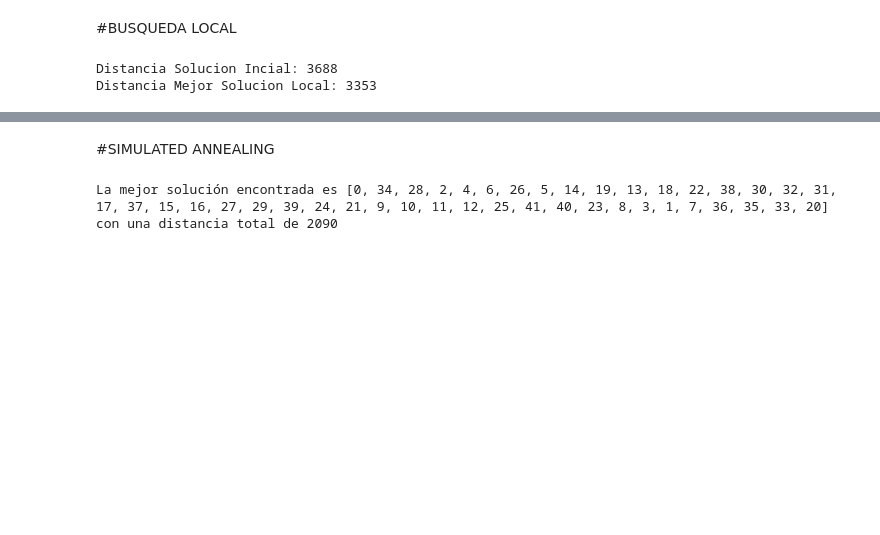
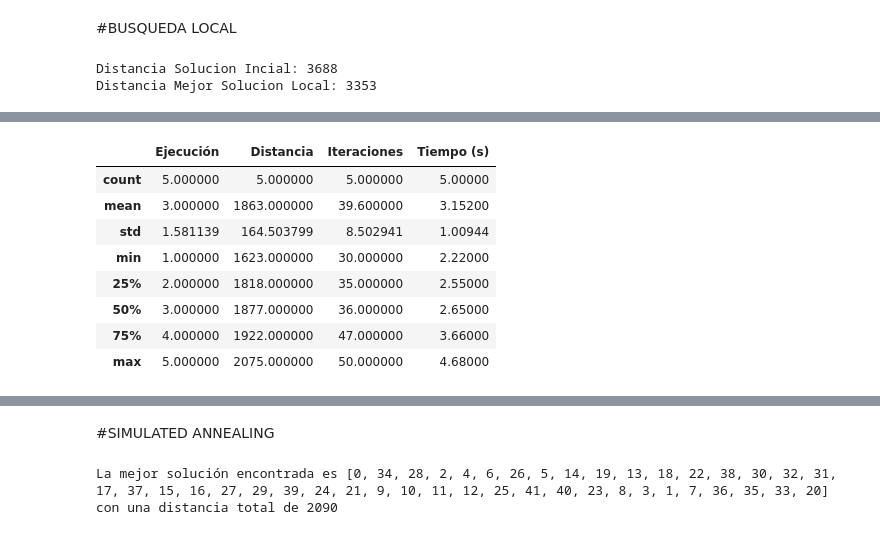
Before and after one commit to DavidAlba/03MAIR---Algoritmos-de-Optimizacion, a Jupyter notebook: Algoritmos_David_Alba_AG3.ipynb, the cells around one changed output, grey strips where cells are left out. Cells and saved outputs as stored; diff of their text form; code cells hidden in the pictures; blank space fills up the shorter version.

```diff
--- a/Algoritmos_David_Alba_AG3.ipynb
+++ b/Algoritmos_David_Alba_AG3.ipynb
@@ -437,0 +438,82 @@ Distancia     : 1710
+# %%
+import matplotlib.pyplot as plt
+import pandas as pd
+import time
+
+"""
+    Búsqueda Local con registro de convergencia y medición de tiempo.
+
+    Devuelve:
+    - mejor_solucion: lista con la mejor trayectoria encontrada
+    - historico_mejores: lista con la mejor distancia tras cada iteración
+"""
+
+def busqueda_local_con_historico(problem):
+
+    Nodos = list(problem.get_nodes())
+
+    # Genera una solución inicial aleatoria
+    solucion_referencia = crear_solucion(Nodos)
+    mejor_distancia = distancia_total(solucion_referencia, problem)
+    mejor_solucion = solucion_referencia.copy()  # Guardamos la solución inicial
+    historico_mejores = [mejor_distancia]
+
+    iteracion = 0
+
+    while True:
+        iteracion += 1
+
+        # Genera la mejor vecina de la solución actual
+        vecina = genera_vecina(solucion_referencia)
+        distancia_vecina = distancia_total(vecina, problem)
+
+        # Si la vecina es mejor, la adoptamos
+        if distancia_vecina < mejor_distancia:
+            mejor_solucion = vecina
+            mejor_distancia = distancia_vecina
+        else:
+            # Si no mejora, hemos llegado a un mínimo local
+            print("\nEn la iteración", iteracion, ", la mejor solución encontrada es:", mejor_solucion)
+            print("Distancia:", mejor_distancia)
+            return mejor_solucion, historico_mejores
+
+        # Guardamos la mejor distancia encontrada hasta ahora
+        historico_mejores.append(mejor_distancia)
+
+        # Actualizamos la solución actual
+        solucion_referencia = vecina
+
+# Lista para guardar resultados
+resultados = []
+
+# Número de ejecuciones
+num_ejecuciones = 5
+
+for i in range(num_ejecuciones):
+    print(f"\n Ejecución {i+1} de {num_ejecuciones}")
+
+    tiempo_inicio = time.time()
+    solucion, historico = busqueda_local_con_historico(problem)
+    tiempo_fin = time.time()
+
+    distancia_final = historico[-1]
+    iteraciones_totales = len(historico)
+    tiempo_total = tiempo_fin - tiempo_inicio
+
+    print(f"Distancia final: {distancia_final}")
+    print(f"Iteraciones: {iteraciones_totales}")
+    print(f"Tiempo: {tiempo_total:.2f} segundos")
+
+    resultados.append({
+        "Ejecución": i+1,
+        "Distancia": distancia_final,
+        "Iteraciones": iteraciones_totales,
+        "Tiempo (s)": round(tiempo_total,2)
+    })
+
+df_resultados = pd.DataFrame(resultados)
+display(df_resultados)
+
+print("\nResumen estadístico:")
+display(df_resultados.describe())
+# %% [output]
@@ -437,0 +544,9 @@ Distancia     : 1710
+|  | Ejecución | Distancia | Iteraciones | Tiempo (s) |
+| count | 5.000000 | 5.000000 | 5.000000 | 5.00000 |
+| mean | 3.000000 | 1863.000000 | 39.600000 | 3.15200 |
+| std | 1.581139 | 164.503799 | 8.502941 | 1.00944 |
+| min | 1.000000 | 1623.000000 | 30.000000 | 2.22000 |
+| 25% | 2.000000 | 1818.000000 | 35.000000 | 2.55000 |
+| 50% | 3.000000 | 1877.000000 | 36.000000 | 2.65000 |
+| 75% | 4.000000 | 1922.000000 | 47.000000 | 3.66000 |
+| max | 5.000000 | 2075.000000 | 50.000000 | 4.68000 |
```
Also changed, not shown: parts of 6 cells of this notebook.
